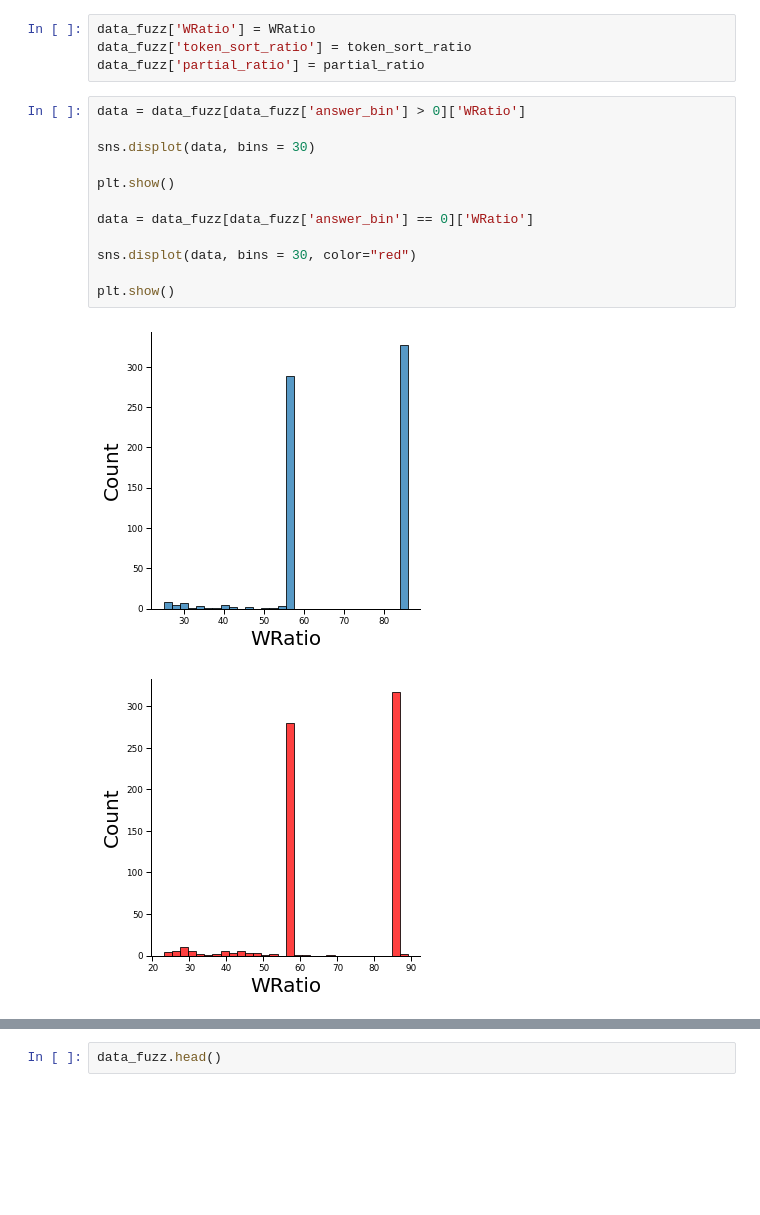
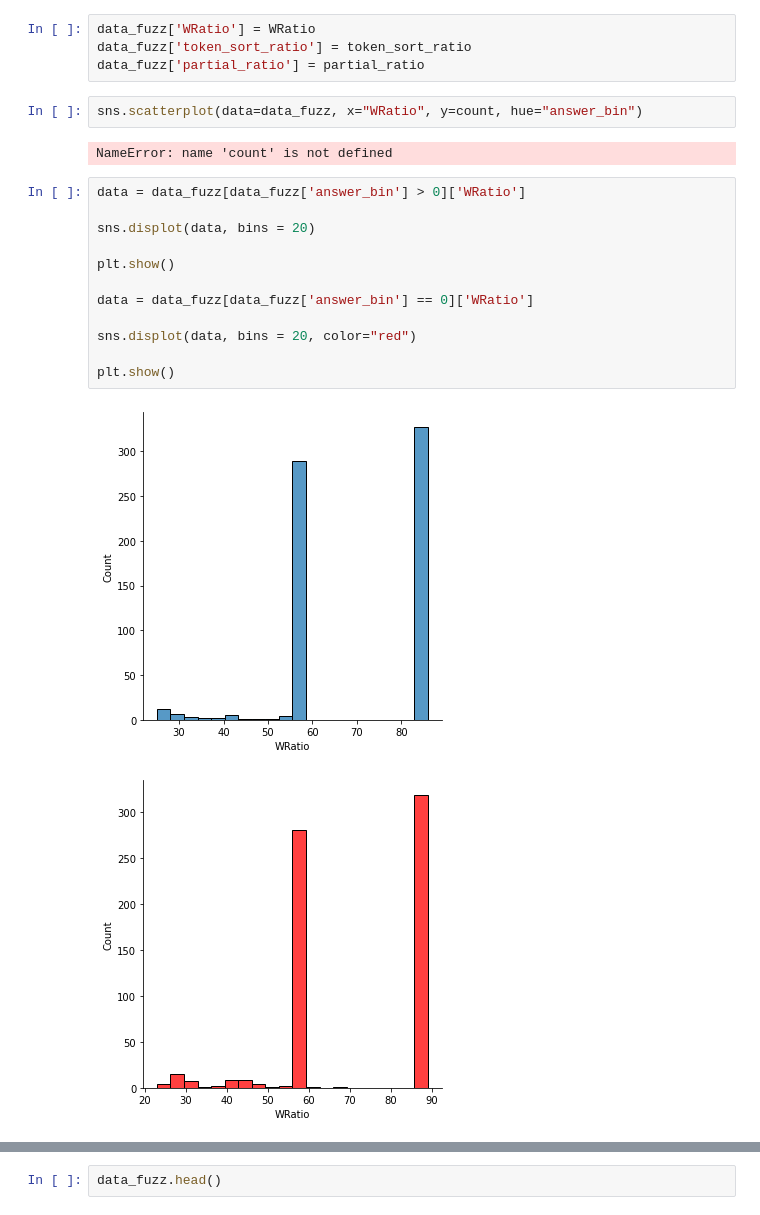
Before and after one commit to phoals/RuMedDaNet, a Jupyter notebook: eda_test.ipynb, the cells around one changed output, grey strips where cells are left out. Cells and saved outputs as stored; diff of their text form; blank space fills up the shorter version.

```diff
--- a/eda_test.ipynb
+++ b/eda_test.ipynb
@@ -109,21 +109,25 @@ for i in range(len(data_fuzz)):
 data_fuzz['WRatio'] = WRatio
 data_fuzz['token_sort_ratio'] = token_sort_ratio
 data_fuzz['partial_ratio'] = partial_ratio
+# %%
+sns.scatterplot(data=data_fuzz, x="WRatio", y=count, hue="answer_bin")
+# %% [output]
+NameError: name 'count' is not defined
 # %%
 data = data_fuzz[data_fuzz['answer_bin'] > 0]['WRatio']
 
-sns.displot(data, bins = 30)
+sns.displot(data, bins = 20)
 
 plt.show()
 
 data = data_fuzz[data_fuzz['answer_bin'] == 0]['WRatio']
 
-sns.displot(data, bins = 30, color="red")
+sns.displot(data, bins = 20, color="red")
 
 plt.show()
 # %% [output]
-[figure, old version]
+[figure, new version]
-[figure, old version]
+[figure, new version]
 # %%
 data = data_fuzz[data_fuzz['answer_bin'] > 0]['token_sort_ratio']
 
```
Also changed, not shown: parts of 64 cells of this notebook, 1 other file.
